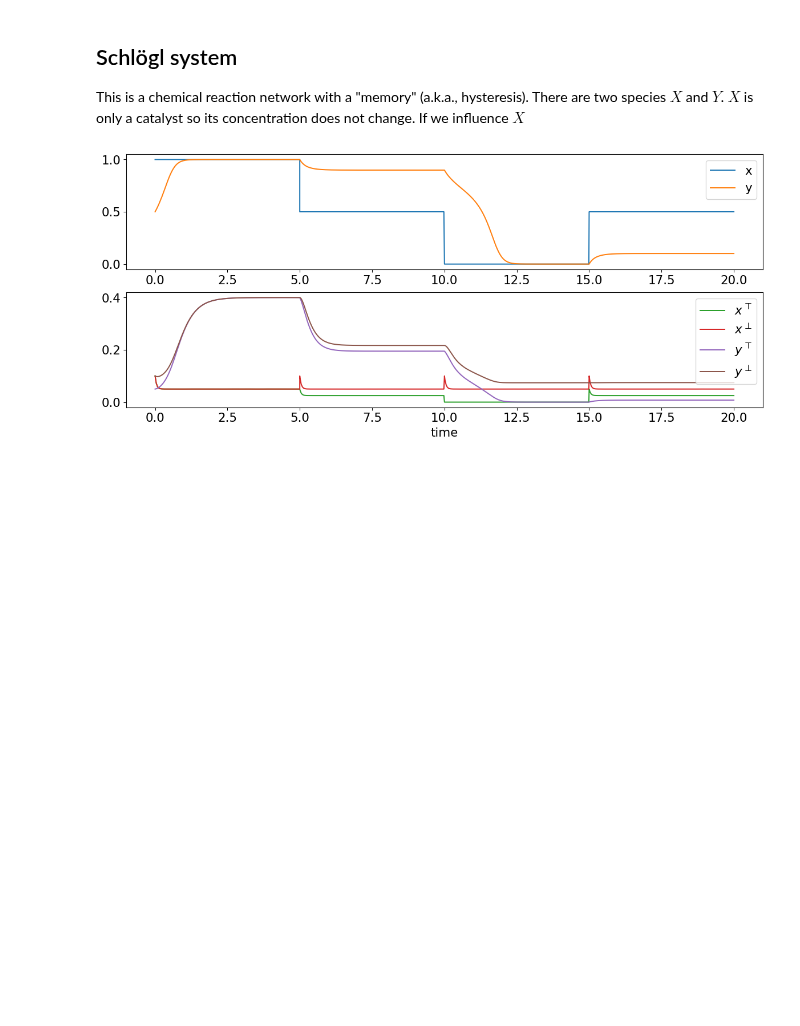
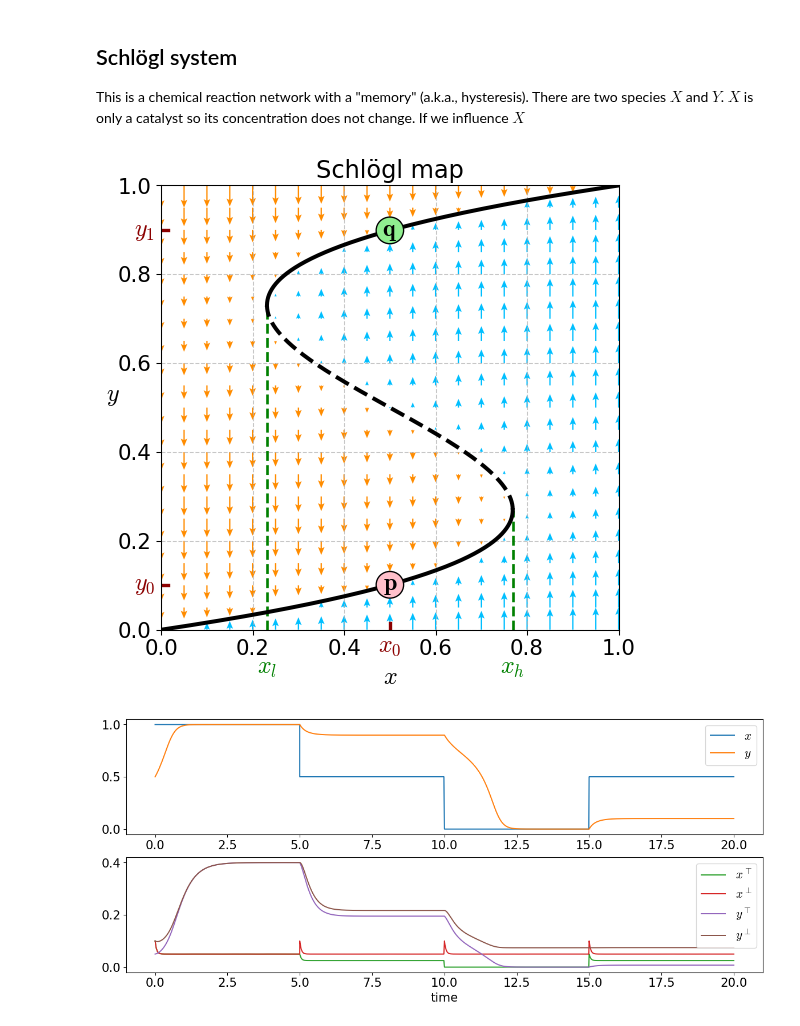
Before and after one commit to UC-Davis-molecular-computing/ode2tn, a Jupyter notebook: notebook.ipynb, the cells around one changed output. Drawn from its saved outputs; the diff is of its cells as text; code cells hidden in the pictures; blank space fills up the shorter version.

```diff
--- a/notebook.ipynb
+++ b/notebook.ipynb
@@ -192,7 +193,8 @@ y_vals = np.linspace(0, 1, 1000)
 x_vals = f(y_vals)
 
 # Create figure and axis
-plt.figure(figsize=(8, 8))
+plt.figure(figsize=(6,6))
+# fig, ax = plt.subplots(figsize=(10, 6))
 ax = plt.gca()
 
 # Add vertical lines at local optima
@@ -204,13 +206,13 @@ plt.vlines(x_loc_min, 0, loc_min, colors='g', linestyles='dashed', linewidth=2)
 tick_color = "darkred"
 
 # Add labels for vertical lines below the x-axis
-plt.text(x_loc_min, -0.07, r'$x_l$', color='green', fontsize=16, ha='center')
-plt.text(x_loc_max, -0.07, r'$x_h$', color='green', fontsize=16, ha='center')
-plt.text(0.5, -0.03, r'$x_0$', color=tick_color, fontsize=16, ha='center')
+plt.text(x_loc_min, -0.1, r'$x_l$', color='green', fontsize=18, ha='center')
+plt.text(x_loc_max, -0.1, r'$x_h$', color='green', fontsize=18, ha='center')
+plt.text(0.5, -0.05, r'$x_0$', color=tick_color, fontsize=18, ha='center')
 
 # Add y-axis labels
-plt.text(-0.04, y_p, r'$y_0$', color=tick_color, fontsize=16, va='center')
-plt.text(-0.04, y_q, r'$y_1$', color=tick_color, fontsize=16, va='center')
+plt.text(-0.06, y_p, r'$y_0$', color=tick_color, fontsize=18, va='center')
+plt.text(-0.06, y_q, r'$y_1$', color=tick_color, fontsize=18, va='center')
 
 # Create a grid for the vector field
 x_grid = np.linspace(0, 1, 21)
@@ -226,11 +228,13 @@ mask = np.ones_like(X, dtype=bool)  # Mask to hide arrows that are too close to
 # Threshold to avoid arrows crossing the curve
 eps = 0.012
 
+arrows_prop = True # true if arrow length is proportional to vector magnitude
 # Determine which side of the curve each grid point is on
 for i in range(len(x_grid)):
     for j in range(len(y_grid)):
         x_point = X[j, i]
         y_point = Y[j, i]
+        magnitude = abs(x_point - f(y_point))**0.5
 
         # Check if point is too close to the curve
         if f(y_point) > x_point and f(y_point-eps) < x_point:
@@ -242,12 +246,12 @@ for i in range(len(x_grid)):
         elif f(y_point) > x_point:
             # Left side of the curve - red arrows pointing down
             U[j, i] = 0
-            V[j, i] = -0.5
+            V[j, i] = -0.5 if not arrows_prop else -magnitude
             colors[j, i] = 0  # Red
         else:
             # Right side of the curve - blue arrows pointing up
             U[j, i] = 0
-            V[j, i] = 0.5
+            V[j, i] = 0.5 if not arrows_prop else magnitude
             colors[j, i] = 1  # Blue
 
 # Apply the mask to hide arrows near the curve
@@ -259,9 +263,11 @@ colors_masked = np.ma.array(colors, mask=~mask)
 
 # vector field
 plt.quiver(X_masked, Y_masked, U_masked, V_masked, colors_masked,
-           scale=30, cmap=ListedColormap(['coral', 'deepskyblue']),
-           width=0.002,
-           headwidth=5, headlength=5, headaxislength=3)
+           # scale=20,
+           cmap=ListedColormap(['darkorange', 'deepskyblue']),
+           # width=0.006,
+           headwidth=5, headlength=6, headaxislength=5
+          )
 
 # plot curve last so it covers other elements
 
@@ -272,39 +278,41 @@ x1 = x_vals[y_vals <= loc_max]
 plt.plot(x1, y1, 'k-', linewidth=3, label='Inverse function')
 
 # Middle segment (y from loc_max to loc_min) - dashed
 y2 = y_vals[(y_vals > loc_max) & (y_vals < loc_min)]
 x2 = x_vals[(y_vals > loc_max) & (y_vals < loc_min)]
 plt.plot(x2, y2, 'k--', linewidth=3)
 
 # Last segment (y from loc_min to 1)
 y3 = y_vals[y_vals >= loc_min]
 x3 = x_vals[y_vals >= loc_min]
 plt.plot(x3, y3, 'k-', linewidth=3)
 
 # Add circles with p and q labels at specified points
-circle_p = plt.Circle((x_p, y_p), radius=0.025, facecolor='pink', edgecolor='black', zorder=10)
-circle_q = plt.Circle((x_q, y_q), radius=0.025, facecolor='lightgreen', edgecolor='black', zorder=10)
+circle_p = plt.Circle((x_p, y_p), radius=0.03, facecolor='pink', edgecolor='black', zorder=10)
+circle_q = plt.Circle((x_q, y_q), radius=0.03, facecolor='lightgreen', edgecolor='black', zorder=10)
 ax.add_patch(circle_p)
 ax.add_patch(circle_q)
 
 # Add p and q labels inside the circles
-plt.text(x_p, y_p, r'$p$', fontsize=16, ha='center', va='center', style='italic', zorder=11)
-plt.text(x_q, y_q, r'$q$', fontsize=16, ha='center', va='center', style='italic', zorder=11)
+plt.text(x_p, y_p, r'$\mathbf{p}$', fontsize=18, weight='bold', ha='center', va='center', zorder=11)
+plt.text(x_q, y_q, r'$\mathbf{q}$', fontsize=18, weight='bold', ha='center', va='center', zorder=11)
 
 # Add custom tick marks for x_0, y_0, and y_1
 plt.plot([0.5, 0.5], [0.015, 0], color=tick_color, linewidth=2.5, transform=ax.get_xaxis_transform())
 plt.plot([0.015, 0], [y_p, y_p], color=tick_color, linewidth=2.5, transform=ax.get_yaxis_transform())
 plt.plot([0.015, 0], [y_q, y_q], color=tick_color, linewidth=2.5, transform=ax.get_yaxis_transform())
 
 plt.xlabel(r'$x$', fontsize=18)
-plt.ylabel(r'$y$', fontsize=18)
+plt.ylabel(r'$y$', fontsize=18, rotation='horizontal')
 plt.xlim(0, 1)
 plt.ylim(0, 1)
 plt.grid(True, linestyle='--', alpha=0.7)
-plt.title(r'Schl$\"{\mathrm{o}}$gl map', fontsize=18)
+plt.title(r'Schlögl map', fontsize=18)
 plt.tight_layout()
 plt.savefig('plots/schlogl-map.pdf', format='pdf', bbox_inches='tight')
 plt.show()
+# %% [output]
+[figure, added]
 # %%
 import gpac as gp
 import numpy as np
```
Also changed, not shown: parts of 4 cells of this notebook, 10 other files.
